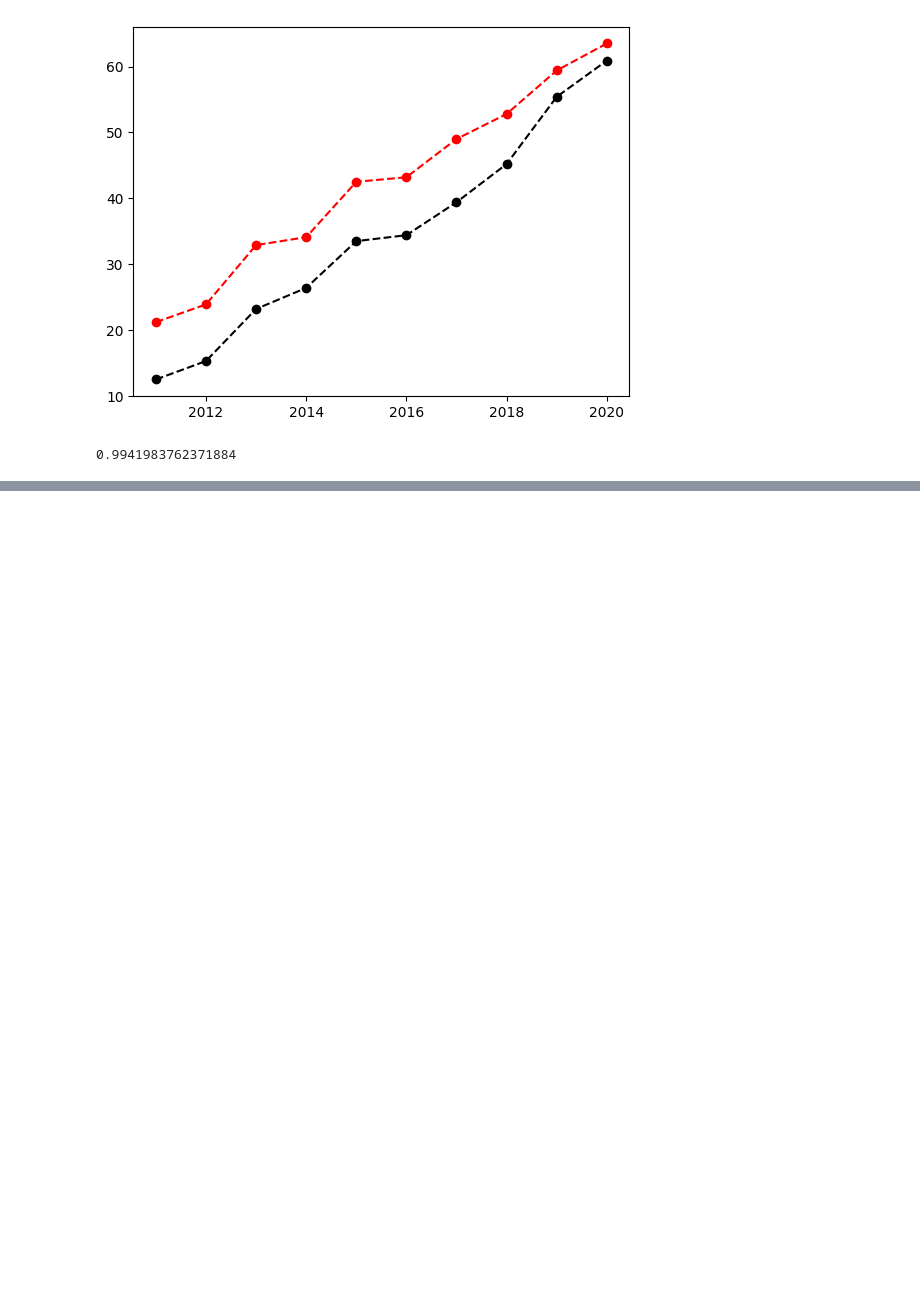
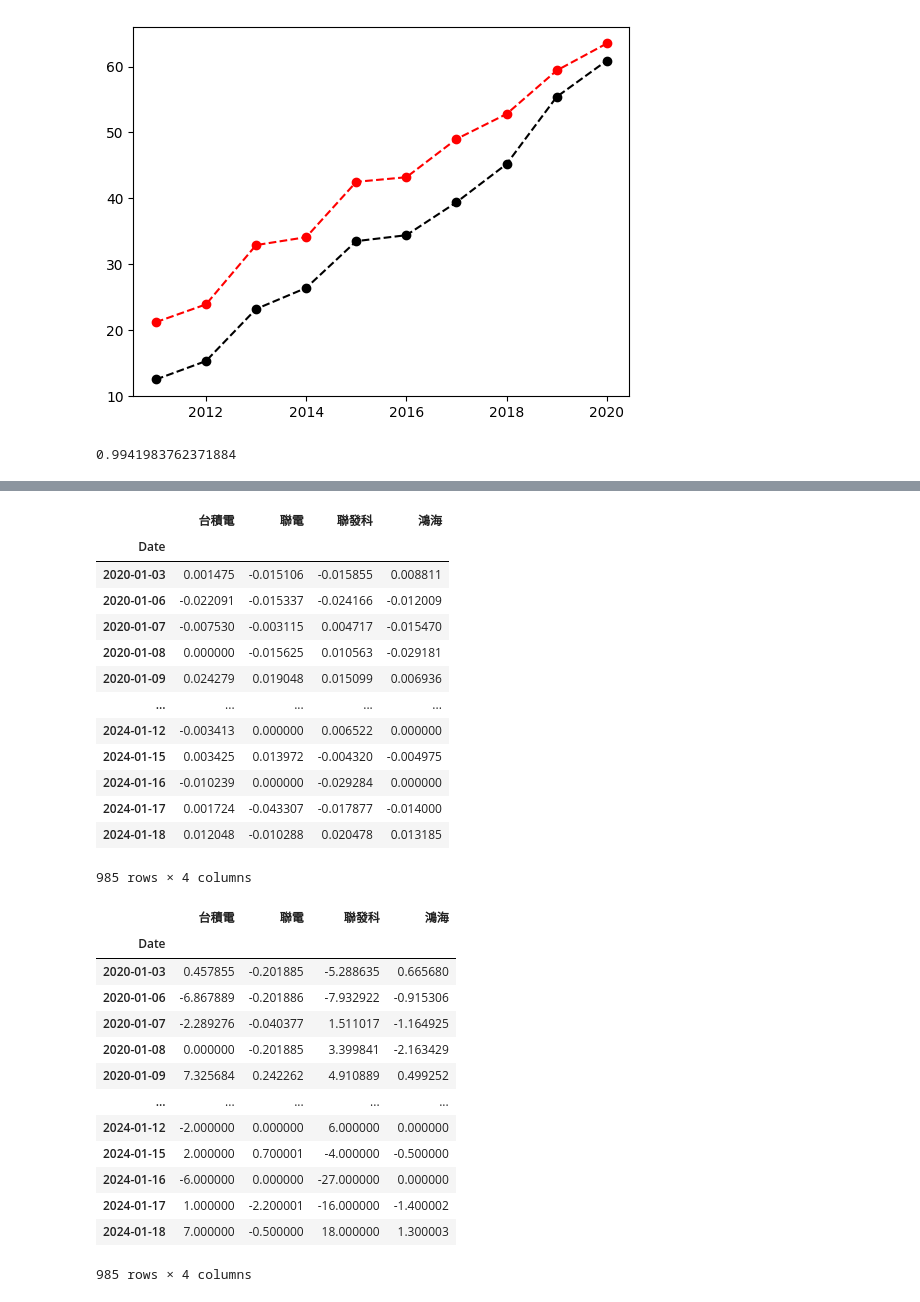
Before and after one commit to EsterWang65/PythonClass, a Jupyter notebook: 0118LESSON20/0118LESSON20.ipynb, the cells around one changed output, grey strips where cells are left out. Cells and saved outputs as stored; diff of their text form; code cells hidden in the pictures; blank space fills up the shorter version.

```diff
--- a/0118LESSON20/0118LESSON20.ipynb
+++ b/0118LESSON20/0118LESSON20.ipynb
@@ -57,0 +147,34 @@ data
+# %%
+df3 = df2.pct_change().iloc[1:]
+display(df3)
+df4 = df2.diff(axis = 0).iloc[1:]
+display(df4)
+# %% [output]
+|  | 台積電 | 聯電 | 聯發科 | 鴻海 |
+| Date |  |  |  |  |
+| 2020-01-03 | 0.001475 | -0.015106 | -0.015855 | 0.008811 |
+| 2020-01-06 | -0.022091 | -0.015337 | -0.024166 | -0.012009 |
+| 2020-01-07 | -0.007530 | -0.003115 | 0.004717 | -0.015470 |
+| 2020-01-08 | 0.000000 | -0.015625 | 0.010563 | -0.029181 |
+| 2020-01-09 | 0.024279 | 0.019048 | 0.015099 | 0.006936 |
+| ... | ... | ... | ... | ... |
+| 2024-01-12 | -0.003413 | 0.000000 | 0.006522 | 0.000000 |
+| 2024-01-15 | 0.003425 | 0.013972 | -0.004320 | -0.004975 |
+| 2024-01-16 | -0.010239 | 0.000000 | -0.029284 | 0.000000 |
+| 2024-01-17 | 0.001724 | -0.043307 | -0.017877 | -0.014000 |
+| 2024-01-18 | 0.012048 | -0.010288 | 0.020478 | 0.013185 |
+985 rows × 4 columns
+|  | 台積電 | 聯電 | 聯發科 | 鴻海 |
+| Date |  |  |  |  |
+| 2020-01-03 | 0.457855 | -0.201885 | -5.288635 | 0.665680 |
+| 2020-01-06 | -6.867889 | -0.201886 | -7.932922 | -0.915306 |
+| 2020-01-07 | -2.289276 | -0.040377 | 1.511017 | -1.164925 |
+| 2020-01-08 | 0.000000 | -0.201885 | 3.399841 | -2.163429 |
+| 2020-01-09 | 7.325684 | 0.242262 | 4.910889 | 0.499252 |
+| ... | ... | ... | ... | ... |
+| 2024-01-12 | -2.000000 | 0.000000 | 6.000000 | 0.000000 |
+| 2024-01-15 | 2.000000 | 0.700001 | -4.000000 | -0.500000 |
+| 2024-01-16 | -6.000000 | 0.000000 | -27.000000 | 0.000000 |
+| 2024-01-17 | 1.000000 | -2.200001 | -16.000000 | -1.400002 |
+| 2024-01-18 | 7.000000 | -0.500000 | 18.000000 | 1.300003 |
+985 rows × 4 columns
```
Also changed, not shown: parts of 5 cells of this notebook.
